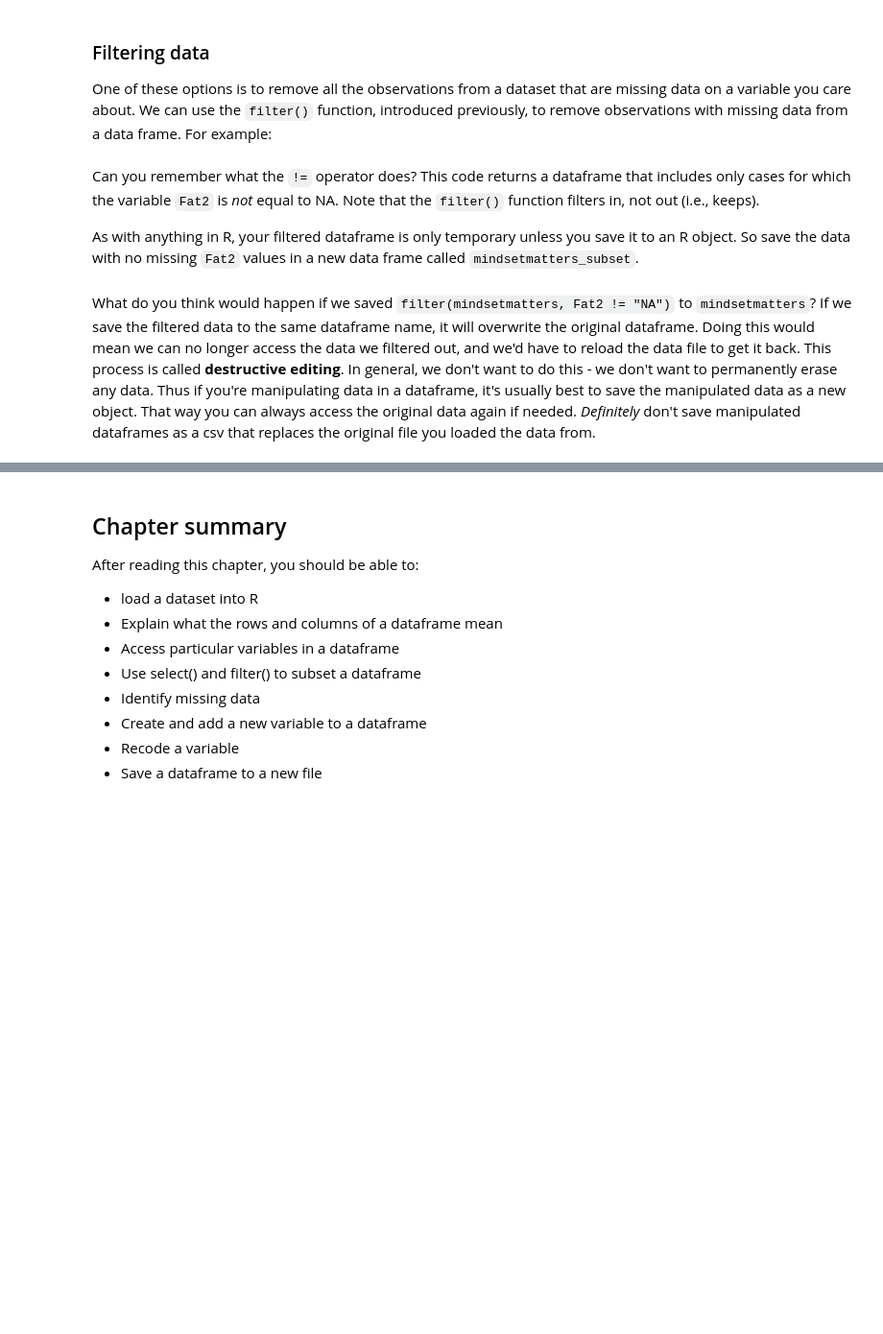
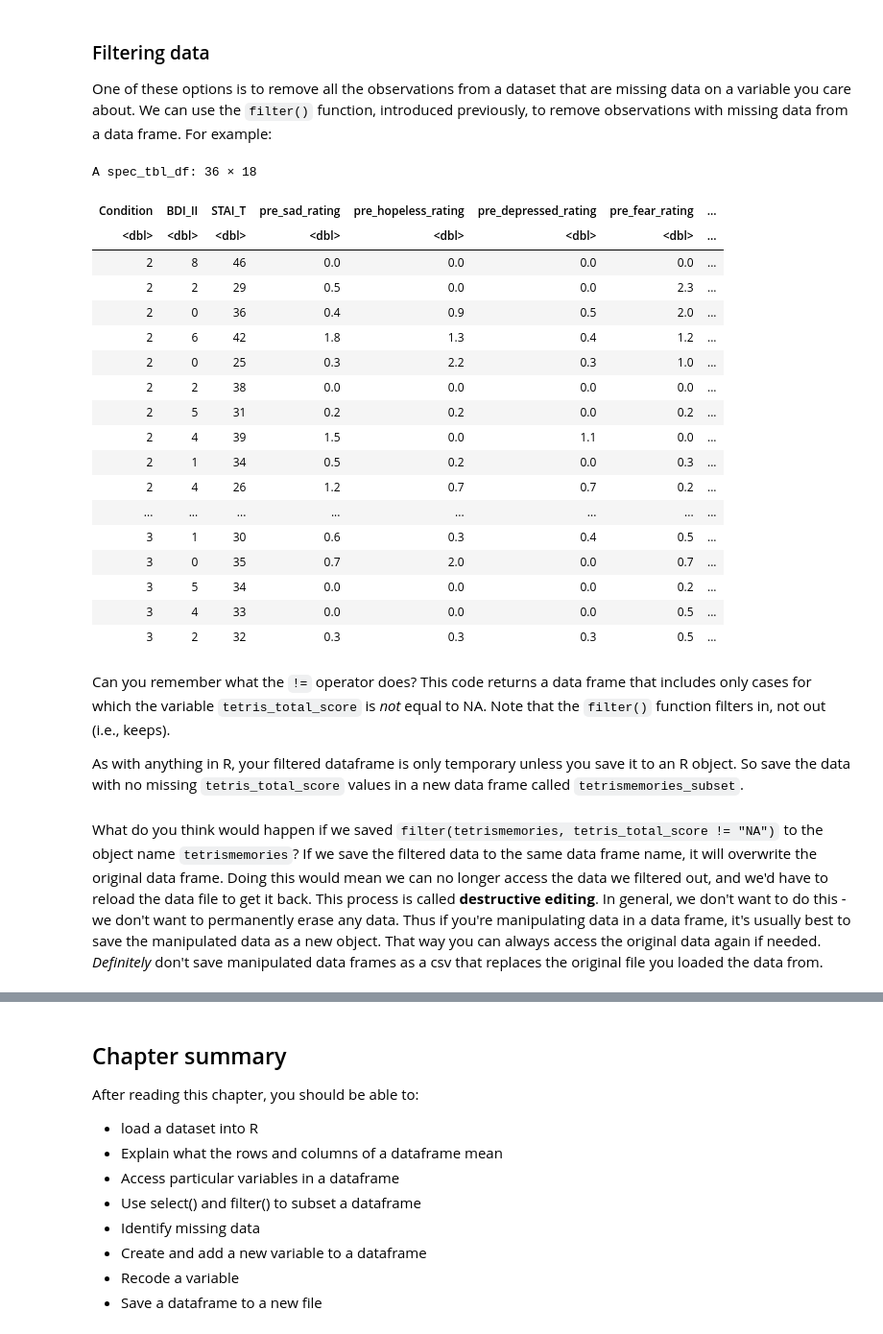
Before and after one commit to smburns47/Psyc158, a Jupyter notebook: chapter-4.ipynb, the cells around one changed output, grey strips where cells are left out. Shown at 96% size. Drawn from its saved outputs; the diff is of its cells as text; code cells hidden in the pictures; blank space fills up the shorter version.

````diff
--- a/chapter-4.ipynb
+++ b/chapter-4.ipynb
@@ -108,6 +135,6 @@ We can use certain functions to do this summarizing for us. But first, we have t
 # %%
-# read the dataframe into an object called mindsetmatters
-mindsetmatters <- # your code here
+# read the data frame into an object called tetrismemories
+tetrismemories <- # your code here
 
 # check the data type of this object
-str(mindsetmatters)
+str(tetrismemories)
@@ -225,9 +352,29 @@ Now that you can find missing data, the big question is - what to do about it? T
 
 One of these options is to remove all the observations from a dataset that are missing data on a variable you care about. We can use the ```filter()``` function, introduced previously, to remove observations with missing data from a data frame. For example:
 # %%
-filter(mindsetmatters, Fat2 != "NA")
+filter(tetrismemories, tetris_total_score != "NA")
+# %% [output]
+A spec_tbl_df: 36 × 18
+| Condition | BDI_II | STAI_T | pre_sad_rating | pre_hopeless_rating | pre_depressed_rating | pre_fear_rating | ... |
+| <dbl> | <dbl> | <dbl> | <dbl> | <dbl> | <dbl> | <dbl> | ... |
+| 2 | 8 | 46 | 0.0 | 0.0 | 0.0 | 0.0 | ... |
+| 2 | 2 | 29 | 0.5 | 0.0 | 0.0 | 2.3 | ... |
+| 2 | 0 | 36 | 0.4 | 0.9 | 0.5 | 2.0 | ... |
+| 2 | 6 | 42 | 1.8 | 1.3 | 0.4 | 1.2 | ... |
+| 2 | 0 | 25 | 0.3 | 2.2 | 0.3 | 1.0 | ... |
+| 2 | 2 | 38 | 0.0 | 0.0 | 0.0 | 0.0 | ... |
+| 2 | 5 | 31 | 0.2 | 0.2 | 0.0 | 0.2 | ... |
+| 2 | 4 | 39 | 1.5 | 0.0 | 1.1 | 0.0 | ... |
+| 2 | 1 | 34 | 0.5 | 0.2 | 0.0 | 0.3 | ... |
+| 2 | 4 | 26 | 1.2 | 0.7 | 0.7 | 0.2 | ... |
+| ... | ... | ... | ... | ... | ... | ... | ... |
+| 3 | 1 | 30 | 0.6 | 0.3 | 0.4 | 0.5 | ... |
+| 3 | 0 | 35 | 0.7 | 2.0 | 0.0 | 0.7 | ... |
+| 3 | 5 | 34 | 0.0 | 0.0 | 0.0 | 0.2 | ... |
+| 3 | 4 | 33 | 0.0 | 0.0 | 0.0 | 0.5 | ... |
+| 3 | 2 | 32 | 0.3 | 0.3 | 0.3 | 0.5 | ... |
 # %% [markdown]
-Can you remember what the ```!=``` operator does? This code returns a dataframe that includes only cases for which the variable ```Fat2``` is *not* equal to NA. Note that the ```filter()``` function filters in, not out (i.e., keeps).
+Can you remember what the ```!=``` operator does? This code returns a data frame that includes only cases for which the variable ```tetris_total_score``` is *not* equal to NA. Note that the ```filter()``` function filters in, not out (i.e., keeps).
 
-As with anything in R, your filtered dataframe is only temporary unless you save it to an R object. So save the data with no missing ```Fat2``` values in a new data frame called ```mindsetmatters_subset```.
+As with anything in R, your filtered dataframe is only temporary unless you save it to an R object. So save the data with no missing ```tetris_total_score``` values in a new data frame called ```tetrismemories_subset```.
 # %%
@@ -235,5 +382,5 @@ As with anything in R, your filtered dataframe is only temporary unless you save
 # %% [markdown]
-What do you think would happen if we saved ```filter(mindsetmatters, Fat2 != "NA")``` to ```mindsetmatters```? If we save the filtered data to the same dataframe name, it will overwrite the original dataframe. Doing this would mean we can no longer access the data we filtered out, and we'd have to reload the data file to get it back. This process is called **destructive editing**. In general, we don't want to do this - we don't want to permanently erase any data. Thus if you're manipulating data in a dataframe, it's usually best to save the manipulated data as a new object. That way you can always access the original data again if needed. *Definitely* don't save manipulated dataframes as a csv that replaces the original file you loaded the data from.
+What do you think would happen if we saved ```filter(tetrismemories, tetris_total_score != "NA")``` to the object name ```tetrismemories```? If we save the filtered data to the same data frame name, it will overwrite the original data frame. Doing this would mean we can no longer access the data we filtered out, and we'd have to reload the data file to get it back. This process is called **destructive editing**. In general, we don't want to do this - we don't want to permanently erase any data. Thus if you're manipulating data in a data frame, it's usually best to save the manipulated data as a new object. That way you can always access the original data again if needed. *Definitely* don't save manipulated data frames as a csv that replaces the original file you loaded the data from.
 # %% [markdown]
 ### Creating new variables
 
````
Also changed, not shown: parts of 49 cells of this notebook, 2 other files.
